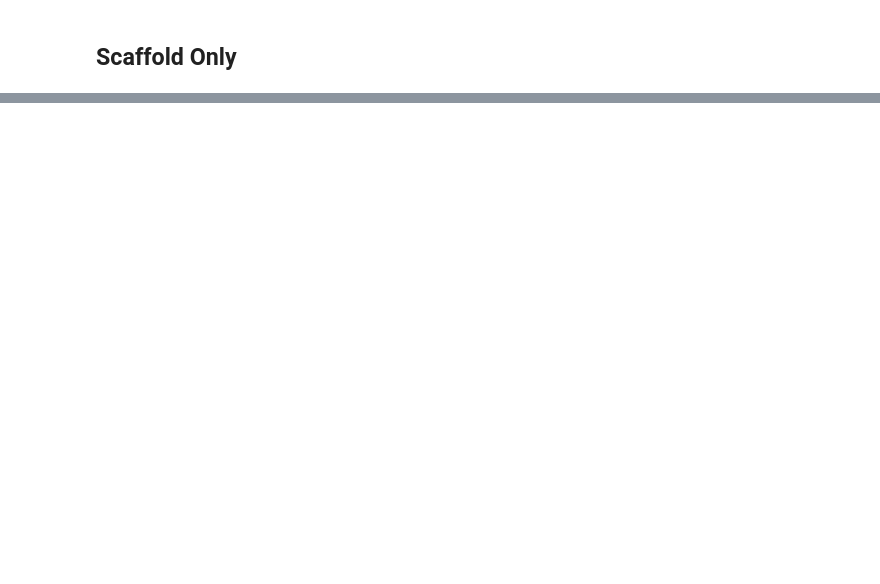
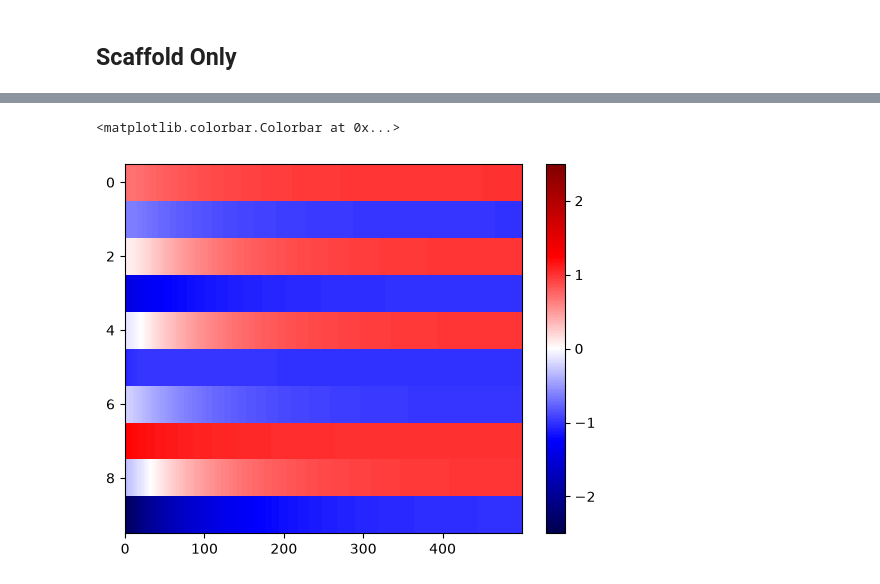
Before and after one commit to srujanakaluve/Master-s-Thesis-Projects, a Jupyter notebook: vectorHASH_cont.ipynb, the cells around one changed output, grey strips where cells are left out. Drawn from its saved outputs; the diff is of its cells as text; code cells hidden in the pictures; blank space fills up the shorter version.

```diff
--- a/vectorHASH_cont.ipynb
+++ b/vectorHASH_cont.ipynb
@@ -265,25 +298,39 @@ def vectorhash(t, state, Ng, Nh, W_gg, W_hg, W_gh, W_hs, W_sh, lambdas, b, tau_g
 
     return np.concatenate([dg, dh, ds])
 
-patt = 0
-g0 = grid[:, patt]
-h0 = hc[:, patt]
-s0 = sens[:, patt]
+lams = np.array([3, 4, 5])
+Ng = np.sum(lams*lams)
+patts_total = np.prod(lams*lams)
+Nh = 400
+Ns = patts_total
+
+W_gg = gridtogrid(1.2, -0.5, lams)
+grid, W_hg, hc, W_gh = scaffold_layers(Ng, Nh, patts_total, lams, 0)
+sens = np.sign(np.random.randn(Ns, 200))
+W_hs, W_sh = sensory_weights(sens, hc)
+
+patt = 26
+#g0 = grid[:, patt]
+g0 = np.zeros(Ng)
+#h0 = hc[:, patt]
+h0 = np.zeros(Nh)
+s0 = noisy_hc(sens[:, patt], 1.0)
 state0 = np.concatenate([g0, h0, s0])
 
 sol2 = solve_ivp(
     vectorhash, t_span=(0, 50), y0=state0,
-    args=(Ng, Nh, W_gg, W_hg, W_gh, W_hs, W_sh, lams, 0, 0.5, 1.0, 1.0),
-    method='RK45', t_eval=np.linspace(0, 50, 500)
+    args=(Ng, Nh, W_gg, W_hg, W_gh, W_hs, W_sh, lams, 0, 1.0,1.0, 1.0),
+    method='RK45', t_eval=np.linspace(0, 5, 500)
 )
 
 g_traj2 = sol2.y[:Ng, :]
 h_traj2 = sol2.y[Ng:Ng+Nh, :]
 s_traj2 = sol2.y[Ng+Nh:, :]
 
-print(np.allclose(g_traj2[:, -1],grid[:,0]))
-print(g_traj2[:, -1],grid[:,0])
+print(np.allclose(g_traj2[:, -1],grid[:,patt]))
+print(g_traj2[:, -1],grid[:,patt])
 print(np.allclose(h0, h_traj2[:, -1]))
-print(np.allclose(s_traj2[:, -1], s_actual))
+print(get_mutual_info(np.sign(s_traj2[:, -1]), sens[:, patt]))
+print(get_mutual_info(np.sign(s0), sens[:, patt]))
 # %% [output]
 False
@@ -295,0 +355,6 @@ True
+# %%
+plt.imshow(s_traj2[:10, :], aspect="auto", interpolation="none", vmin=-2.5, vmax=2.5, cmap="seismic")
+plt.colorbar()
+# %% [output]
+<matplotlib.colorbar.Colorbar at 0x...>
+[figure, added]
```
Also changed, not shown: parts of 12 cells of this notebook, 8 other files.
